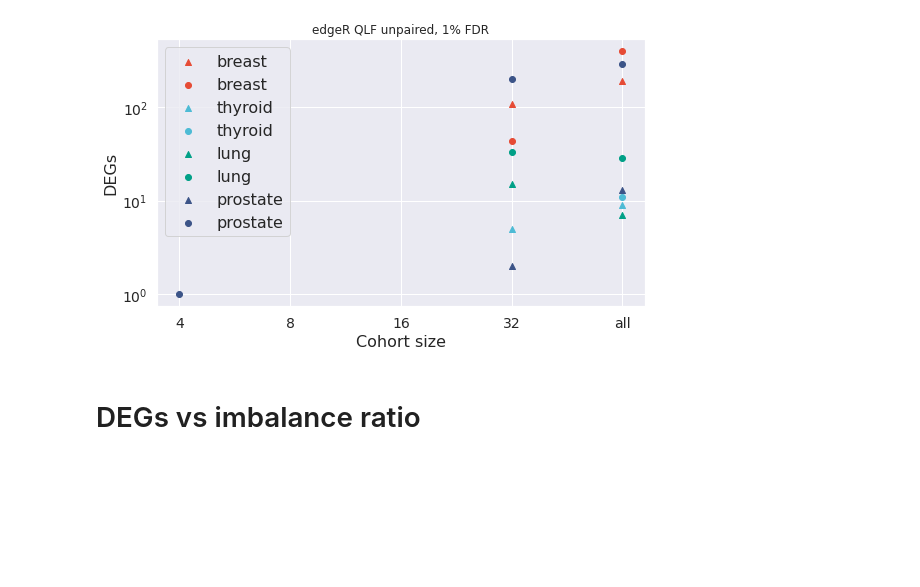
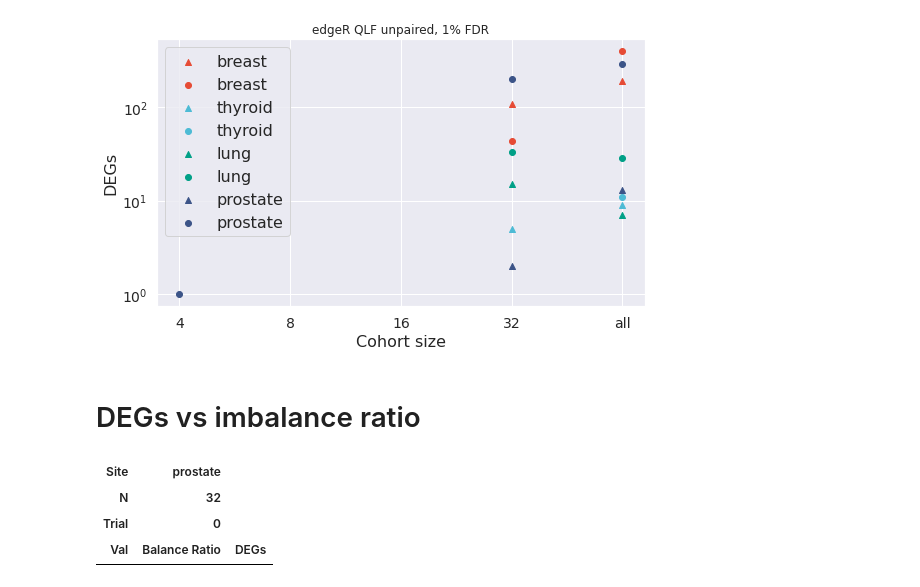
Before and after one commit to pdegen/RNASeqReplicability, a Jupyter notebook: notebooks/permuted_data.ipynb, the cells around one changed output. Drawn from its saved outputs; the diff is of its cells as text; code cells hidden in the pictures; blank space fills up the shorter version.

```diff
--- a/notebooks/permuted_data.ipynb
+++ b/notebooks/permuted_data.ipynb
@@ -269,3 +269,11 @@ fig.savefig(figpath)
 [figure]
 # %% [markdown]
 # DEGs vs imbalance ratio
+# %%
+new_row = {'N':N, 'Site':site, 'Trial':trial, 'Val': (imbalance_ratio, len(sig))}
+combined
+# %% [output]
+| Site | prostate |  |
+| N | 32 |  |
+| Trial | 0 |  |
+| Val | Balance Ratio | DEGs |
```
Also changed, not shown: parts of 16 cells of this notebook.
